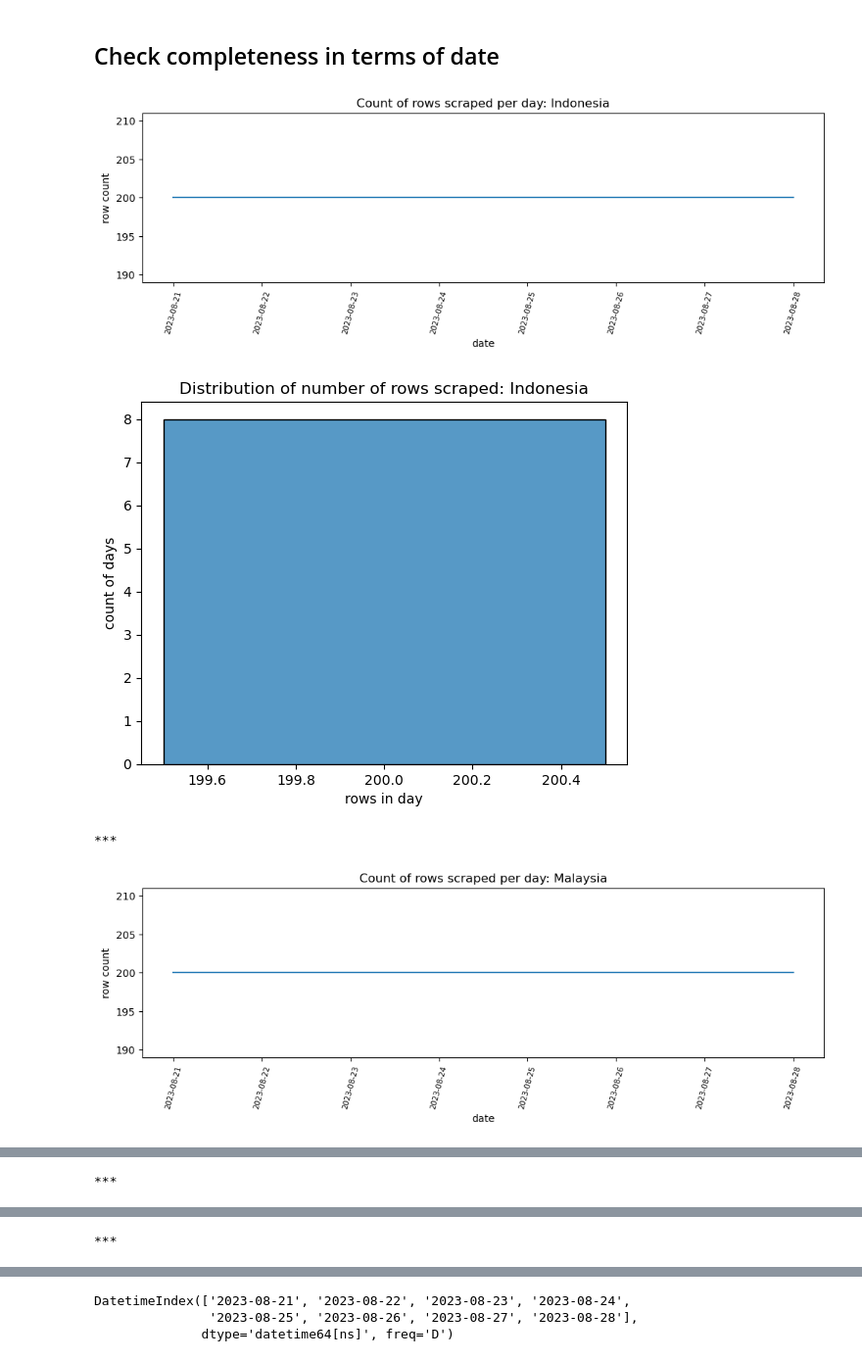
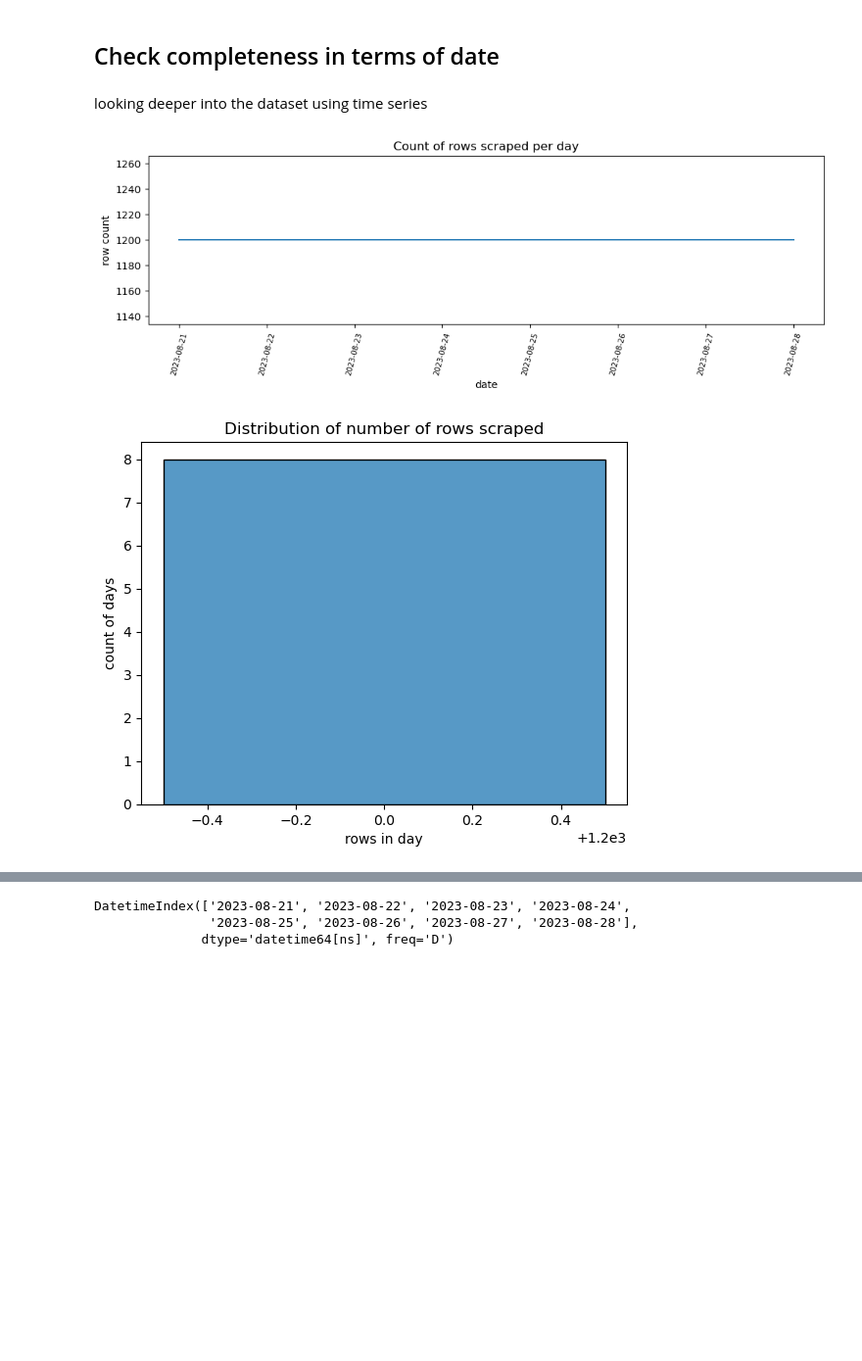
Before and after one commit to jeremiahfernandez97/spotify-pipeline, a Jupyter notebook: spotify_pipeline.ipynb, the cells around one changed output, grey strips where cells are left out. Shown at 98% size. Saved outputs shown, nothing was run; the diff lists cells and outputs as text; code cells hidden in the pictures; blank space fills up the shorter version.

Commit message:
reexport csv and added visualization:

```diff
--- a/spotify_pipeline.ipynb
+++ b/spotify_pipeline.ipynb
@@ -197,5 +200,7 @@ Name: region, dtype: int64
 # %% [markdown]
 <h2>Check completeness in terms of date</h2>
+# %% [markdown]
+looking deeper into the dataset using time series
 # %%
 # convert "date" column from string into pandas datetime then set as index
 charts_df["date"] = pd.to_datetime(charts_df["date"])
@@ -204,28 +209,24 @@ charts_df.set_index("date", inplace=True)
 import matplotlib.pyplot as plt
 import seaborn as sns
 # %%
-def plot_region_chart_row_count_across_time(region_chart):
+def plot_region_chart_row_count_across_time(chart):
     plt.figure(figsize=(12, 3))
-    sns.lineplot(data=region_chart.resample("D").size())
+    sns.lineplot(data=chart.resample("D").size())
     plt.xticks(rotation=75, fontsize=7.5)
     plt.ylabel("row count")
-    plt.title("Count of rows scraped per day: " + region)
+    plt.title("Count of rows scraped per day")
     plt.show()
 # %%
-def plot_region_chart_row_count_distribution(region_chart):
-    per_date_count = region_chart["url"].groupby(["date"]).count()
+def plot_region_chart_row_count_distribution(chart):
+    per_date_count = chart["track_id"].groupby(["date"]).count()
     sns.histplot(per_date_count)
-    plt.title("Distribution of number of rows scraped: " + region)
+    plt.title("Distribution of number of rows scraped")
     plt.ylabel("count of days")
     plt.xlabel("rows in day")
     plt.show()
 # %%
-for region in charts_df["region"].unique():
-    plot_region_chart_row_count_across_time(charts_df[charts_df["region"]==region])
-    plot_region_chart_row_count_distribution(charts_df[charts_df["region"]==region])
-    print("***")
+plot_region_chart_row_count_across_time(charts_df)
+plot_region_chart_row_count_distribution(charts_df)
 # %% [output]
-[figure, old version]
+[figure, new version]
-[figure, old version]
+[figure, new version]
-***
-[figure, removed]
@@ -233 +232,0 @@ for region in charts_df["region"].unique():
-***
@@ -236 +232,0 @@ for region in charts_df["region"].unique():
-***
```
Also changed, not shown: parts of 44 cells of this notebook, 1 other file.
